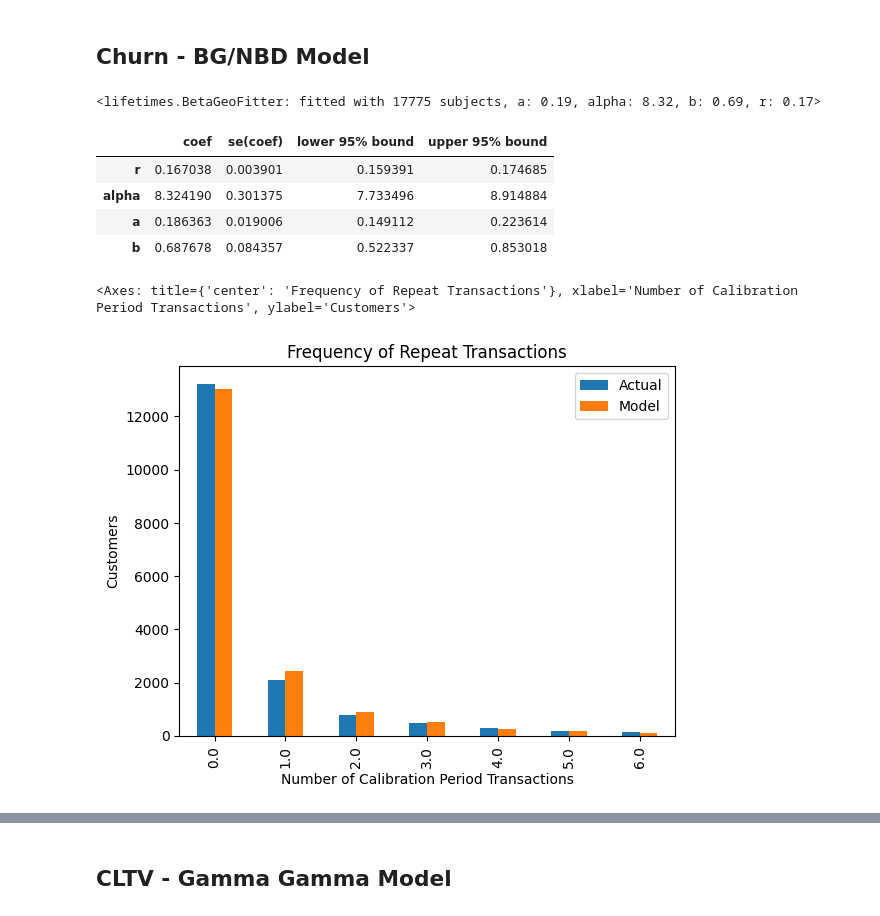
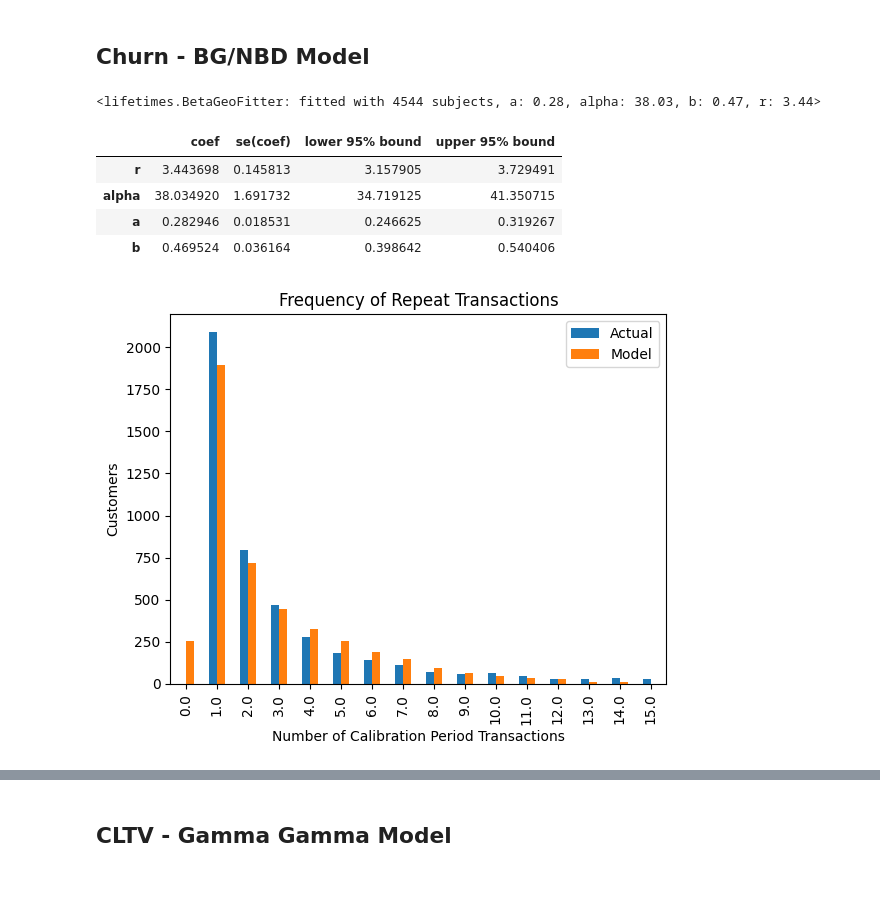
Before and after one commit to a-memme/Customer_Churn_and_CLTV, a Jupyter notebook: CLTV_and_Churn.ipynb, the cells around one changed output, grey strips where cells are left out. Drawn from its saved outputs; the diff is of its cells as text; code cells hidden in the pictures; blank space fills up the shorter version.

```diff
--- a/CLTV_and_Churn.ipynb
+++ b/CLTV_and_Churn.ipynb
@@ -97,27 +104,27 @@ rfm.describe()
 # %% [markdown]
 ## **Churn - BG/NBD Model**
 # %%
-# Establishment of the BG-NBD model
-bgf = BetaGeoFitter(penalizer_coef=0.0001)
- #(penalizer_coef=0.001)
+# Establishment of the BG-NBD model - (modified version commented out but would be used to account for frequences of 0 - i.e single purchasers who haven't had repeat transactions)
 
-bgf.fit(rfm['frequency'],
+mbgf = BetaGeoFitter()
+#bgf = ModifiedBetaGeoFitter(penalizer_coef=0.001)
+mbgf.fit(rfm['frequency'],
         rfm['recency'],
         rfm['T'])
 # %% [output]
-<lifetimes.BetaGeoFitter: fitted with 17775 subjects, a: 0.19, alpha: 8.32, b: 0.69, r: 0.17>
+<lifetimes.BetaGeoFitter: fitted with 4544 subjects, a: 0.28, alpha: 38.03, b: 0.47, r: 3.44>
 # %%
 #Summarize
-bgf.summary
+mbgf.summary
 # %% [output]
 |  | coef | se(coef) | lower 95% bound | upper 95% bound |
-| r | 0.167038 | 0.003901 | 0.159391 | 0.174685 |
-| alpha | 8.324190 | 0.301375 | 7.733496 | 8.914884 |
-| a | 0.186363 | 0.019006 | 0.149112 | 0.223614 |
-| b | 0.687678 | 0.084357 | 0.522337 | 0.853018 |
+| r | 3.443698 | 0.145813 | 3.157905 | 3.729491 |
+| alpha | 38.034920 | 1.691732 | 34.719125 | 41.350715 |
+| a | 0.282946 | 0.018531 | 0.246625 | 0.319267 |
+| b | 0.469524 | 0.036164 | 0.398642 | 0.540406 |
 # %%
 #Artificially generate customers with expected purchasing behaviour and compare
-plot_period_transactions(bgf, max_frequency=7)
+plot_period_transactions(mbgf, max_frequency=15)
+display()
 # %% [output]
-<Axes: title={'center': 'Frequency of Repeat Transactions'}, xlabel='Number of Calibration Period Transactions', ylabel='Customers'>
-[figure, old version]
+[figure, new version]
```
Also changed, not shown: parts of 32 cells of this notebook.
